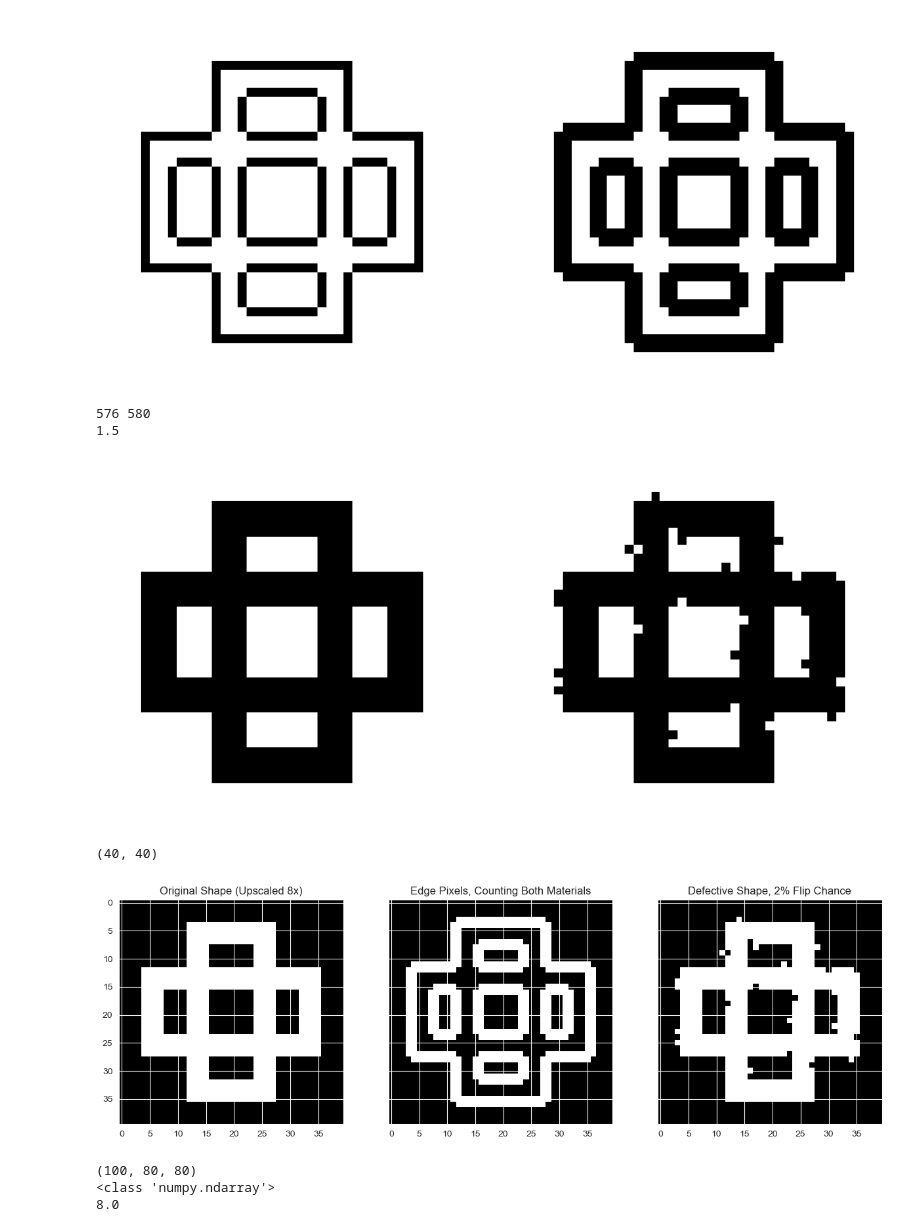
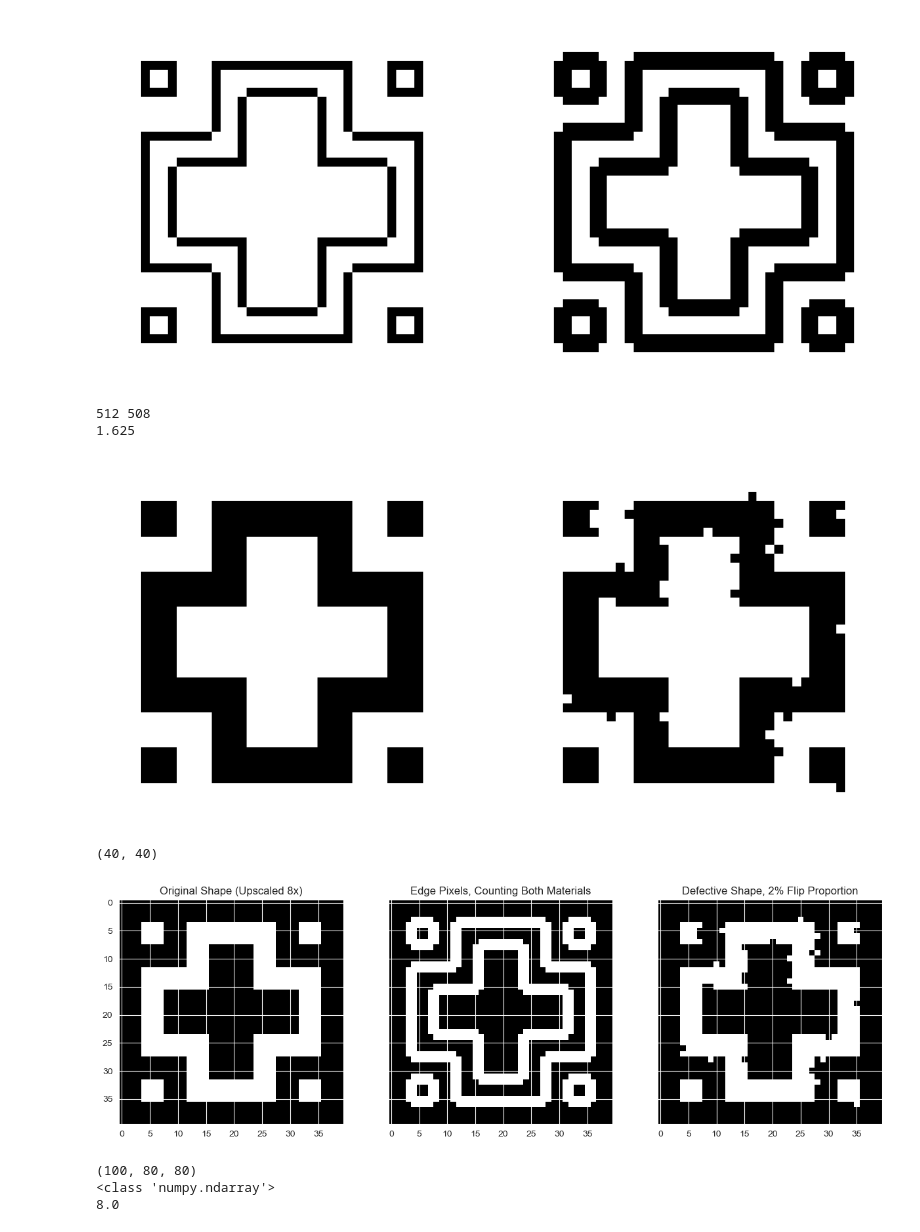
Before and after one commit to trutheresy/UQ-2D-Metamaterials, a Jupyter notebook: geometry_generation.ipynb, the cells around one changed output. Saved outputs shown, nothing was run; the diff lists cells and outputs as text; code cells hidden in the pictures.

```diff
--- a/geometry_generation.ipynb
+++ b/geometry_generation.ipynb
@@ -251,16 +251,28 @@ def generate_mutations(image, n, symmetry, volume_fraction, flip_chance, flip_pr
     return matrices
 # %%
 #matrix = generate_geometry(10, 2, 0.75, 1)
+# matrix = np.array([
+#     [0., 0., 0., 0., 0., 0., 0., 0., 0., 0.],
+#     [0., 0., 0., 1., 1., 1., 1., 0., 0., 0.],
+#     [0., 0., 0., 1., 0., 0., 1., 0., 0., 0.],
+#     [0., 1., 1., 1., 1., 1., 1., 1., 1., 0.],
+#     [0., 1., 0., 1., 0., 0., 1., 0., 1., 0.],
+#     [0., 1., 0., 1., 0., 0., 1., 0., 1., 0.],
+#     [0., 1., 1., 1., 1., 1., 1., 1., 1., 0.],
+#     [0., 0., 0., 1., 0., 0., 1., 0., 0., 0.],
+#     [0., 0., 0., 1., 1., 1., 1., 0., 0., 0.],
+#     [0., 0., 0., 0., 0., 0., 0., 0., 0., 0.],
+# ])
 matrix = np.array([
     [0., 0., 0., 0., 0., 0., 0., 0., 0., 0.],
-    [0., 0., 0., 1., 1., 1., 1., 0., 0., 0.],
+    [0., 1., 0., 1., 1., 1., 1., 0., 1., 0.],
     [0., 0., 0., 1., 0., 0., 1., 0., 0., 0.],
-    [0., 1., 1., 1., 1., 1., 1., 1., 1., 0.],
-    [0., 1., 0., 1., 0., 0., 1., 0., 1., 0.],
-    [0., 1., 0., 1., 0., 0., 1., 0., 1., 0.],
-    [0., 1., 1., 1., 1., 1., 1., 1., 1., 0.],
+    [0., 1., 1., 1., 0., 0., 1., 1., 1., 0.],
+    [0., 1., 0., 0., 0., 0., 0., 0., 1., 0.],
+    [0., 1., 0., 0., 0., 0., 0., 0., 1., 0.],
+    [0., 1., 1., 1., 0., 0., 1., 1., 1., 0.],
     [0., 0., 0., 1., 0., 0., 1., 0., 0., 0.],
-    [0., 0., 0., 1., 1., 1., 1., 0., 0., 0.],
+    [0., 1., 0., 1., 1., 1., 1., 0., 1., 0.],
     [0., 0., 0., 0., 0., 0., 0., 0., 0., 0.],
 ])
 #plt.imshow(matrix, cmap='gray_r')
@@ -278,7 +290,7 @@ edge_matrix_both_mat = get_edge_pixels_matrix(scaled_matrix, count_corners=False
 #visualize_matrices(scaled_matrix, edge_matrix)
 visualize_matrices(edge_matrix, edge_matrix_both_mat)
 # %% [output]
-[figure, old version]
+[figure, new version]
 # %%
 # Flip the edge pixels with a 50% chance
 # error_matrix = flip_edge_pixels_chance(scaled_matrix,
@@ -297,29 +309,29 @@ visualize_matrices(scaled_matrix, error_matrix)
 print(np.sum(scaled_matrix==1), np.sum(error_matrix==1))
 print(defect_error_rate(scaled_matrix, error_matrix, percentage=True))
 # %% [output]
-576 580
-1.5
+512 508
+1.625
-[figure, old version]
+[figure, new version]
 # %%
 fig, axes = plt.subplots(1, 3, figsize=(15, 5), sharex=True, sharey=True)
 print(scaled_matrix.shape)
 # Plotting the 1st image in the first subplot
 axes[0].imshow(scaled_matrix, cmap='gray')
 axes[0].set_title('Original Shape (Upscaled 8x)')
 
 # Plotting the 2nd image in the second subplot
 axes[1].imshow(edge_matrix_both_mat, cmap='gray')
 axes[1].set_title('Edge Pixels, Counting Both Materials')
 
 # Plotting the 3rd image in the third subplot
 axes[2].imshow(error_matrix, cmap='gray')
-axes[2].set_title('Defective Shape, 2% Flip Chance')
+axes[2].set_title('Defective Shape, 2% Flip Proportion')
 
 #plt.tight_layout()
 plt.show()
 # %% [output]
 (40, 40)
-[figure, old version]
+[figure, new version]
 # %%
 # error_scale = 2
 # scaled_error_matrix = np.repeat(np.repeat(scaled_error_matrix, error_scale, axis=0), error_scale, axis=1)
```
Also changed, not shown: parts of 15 cells of this notebook, 35 other files.
